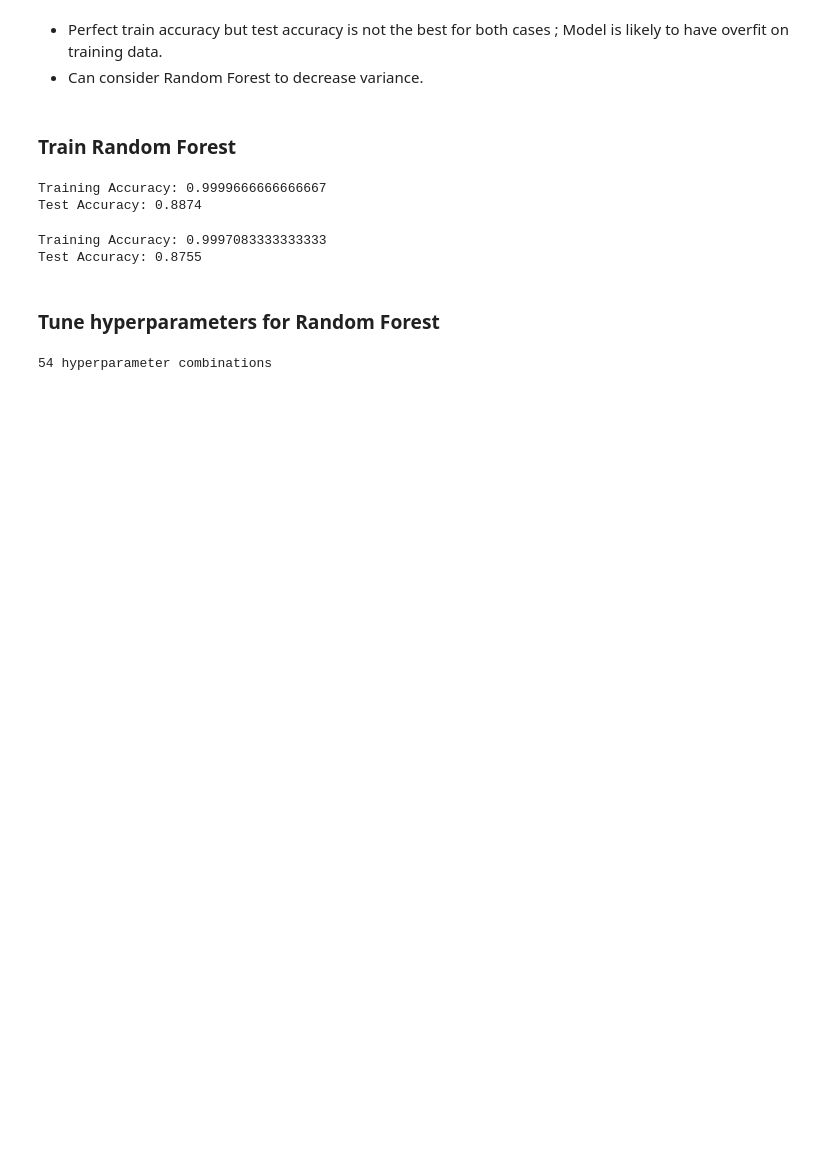
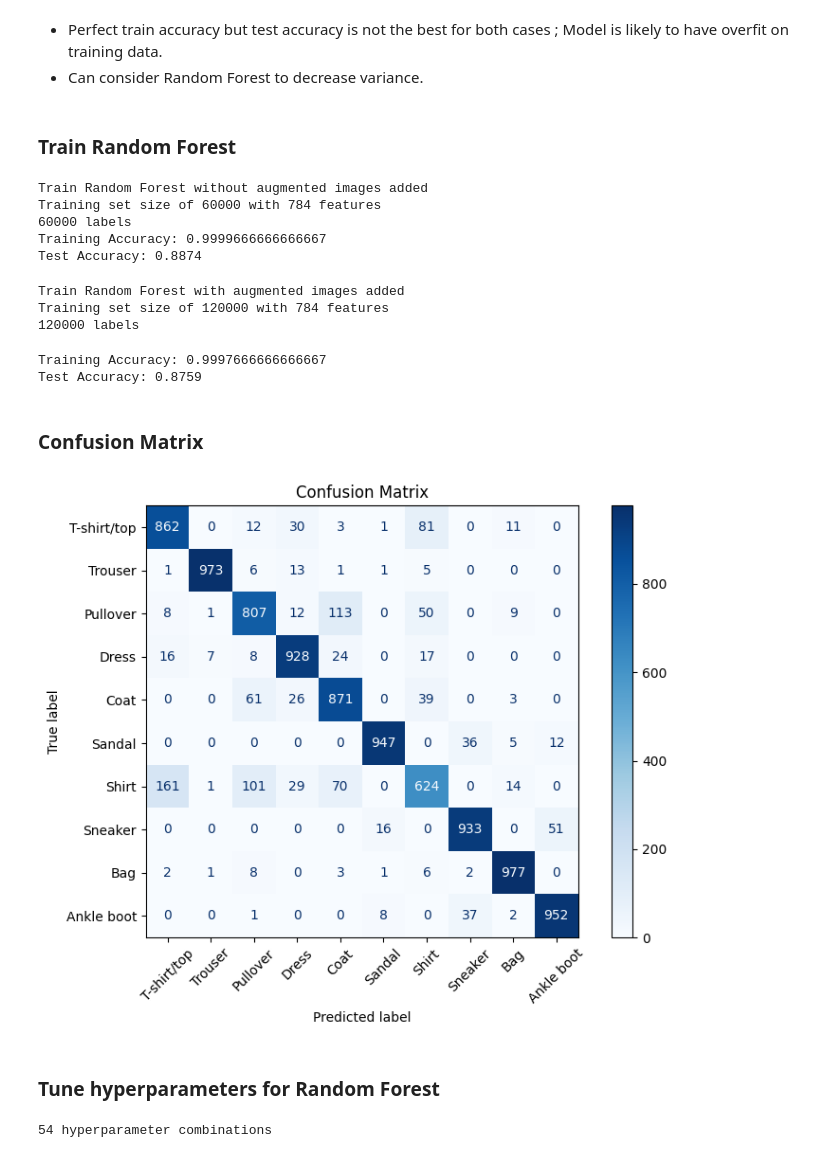
Before and after one commit to MingChuan23/CS3244_Group4, a Jupyter notebook: src/DT.ipynb, the cells around one changed output. Drawn from its saved outputs; the diff is of its cells as text; code cells hidden in the pictures; blank space fills up the shorter version.

```diff
--- a/src/DT.ipynb
+++ b/src/DT.ipynb
@@ -27,6 +27,19 @@ print(f"Test set of size {len(X_test)} with {len(y_test)} labels")
 Data with 784 features
 Train set of size 60000 with 60000 labels
 Test set of size 10000 with 10000 labels
+# %%
+class_names = {
+    0: "T-shirt/top",
+    1: "Trouser",
+    2: "Pullover",
+    3: "Dress",
+    4: "Coat",
+    5: "Sandal",
+    6: "Shirt",
+    7: "Sneaker",
+    8: "Bag",
+    9: "Ankle boot"
+}
 # %% [markdown]
 ### Augment images for train set
 # %%
@@ -123,6 +143,10 @@ Test Accuracy: 0.7862
 # %% [markdown]
 ### Train Random Forest
 # %%
+print("Train Random Forest without augmented images added")
+print(f"Training set size of {len(X_train)} with {len(X_train.columns)} features")
+print(f"{len(y_train)} labels")
+
 # Train without augmented images
 # Using ideal hyperparameters
 forest = RandomForestClassifier(
@@ -142,12 +166,19 @@ test_acc = accuracy_score(y_test, test_predictions)
 print("Training Accuracy:", train_acc)
 print("Test Accuracy:", test_acc)
 # %% [output]
+Train Random Forest without augmented images added
+Training set size of 60000 with 784 features
+60000 labels
 Training Accuracy: 0.9999666666666667
 Test Accuracy: 0.8874
 # %%
+print("Train Random Forest with augmented images added")
+print(f"Training set size of {len(X_train_augmented)} with {len(X_train_augmented[0])} features")
+print(f"{len(y_train_augmented)} labels")
+
 # To train with augmented images
 # Using ideal hyperparameters
-forest = RandomForestClassifier(
+forest_augmented = RandomForestClassifier(
     n_estimators=300,
     max_depth=30,
     min_samples_split=2,
@@ -155,17 +186,33 @@ forest = RandomForestClassifier(
     max_features="sqrt",
     random_state=42
 )
-forest.fit(X_train_augmented, y_train_augmented)
-train_predictions = forest.predict(X_train_augmented)
-test_predictions = forest.predict(X_test)
+forest_augmented.fit(X_train_augmented, y_train_augmented)
+train_predictions_augmented = forest_augmented.predict(X_train_augmented)
+test_predictions_augmented = forest_augmented.predict(X_test)
 
-train_acc = accuracy_score(y_train_augmented, train_predictions)
-test_acc = accuracy_score(y_test, test_predictions)
-print("Training Accuracy:", train_acc)
-print("Test Accuracy:", test_acc)
+train_acc_augmented = accuracy_score(y_train_augmented, train_predictions_augmented)
+test_acc_augmented = accuracy_score(y_test, test_predictions_augmented)
+print("Training Accuracy:", train_acc_augmented)
+print("Test Accuracy:", test_acc_augmented)
 # %% [output]
-Training Accuracy: 0.9997083333333333
-Test Accuracy: 0.8755
+Train Random Forest with augmented images added
+Training set size of 120000 with 784 features
+120000 labels
+Training Accuracy: 0.9997666666666667
+Test Accuracy: 0.8759
+# %% [markdown]
+### Confusion Matrix
+# %%
+cm = confusion_matrix(y_test, test_predictions)
+disp = ConfusionMatrixDisplay(confusion_matrix=cm, display_labels=class_names.values())
+fig, ax = plt.subplots(figsize=(8, 6))
+disp.plot(ax=ax, cmap='Blues', colorbar=True)
+plt.title("Confusion Matrix")
+plt.xticks(rotation=45)
+plt.tight_layout()
+plt.show()
+# %% [output]
+[figure, added]
 # %% [markdown]
 ### Tune hyperparameters for Random Forest
 # %%
```
Also changed, not shown: parts of 5 cells of this notebook.
